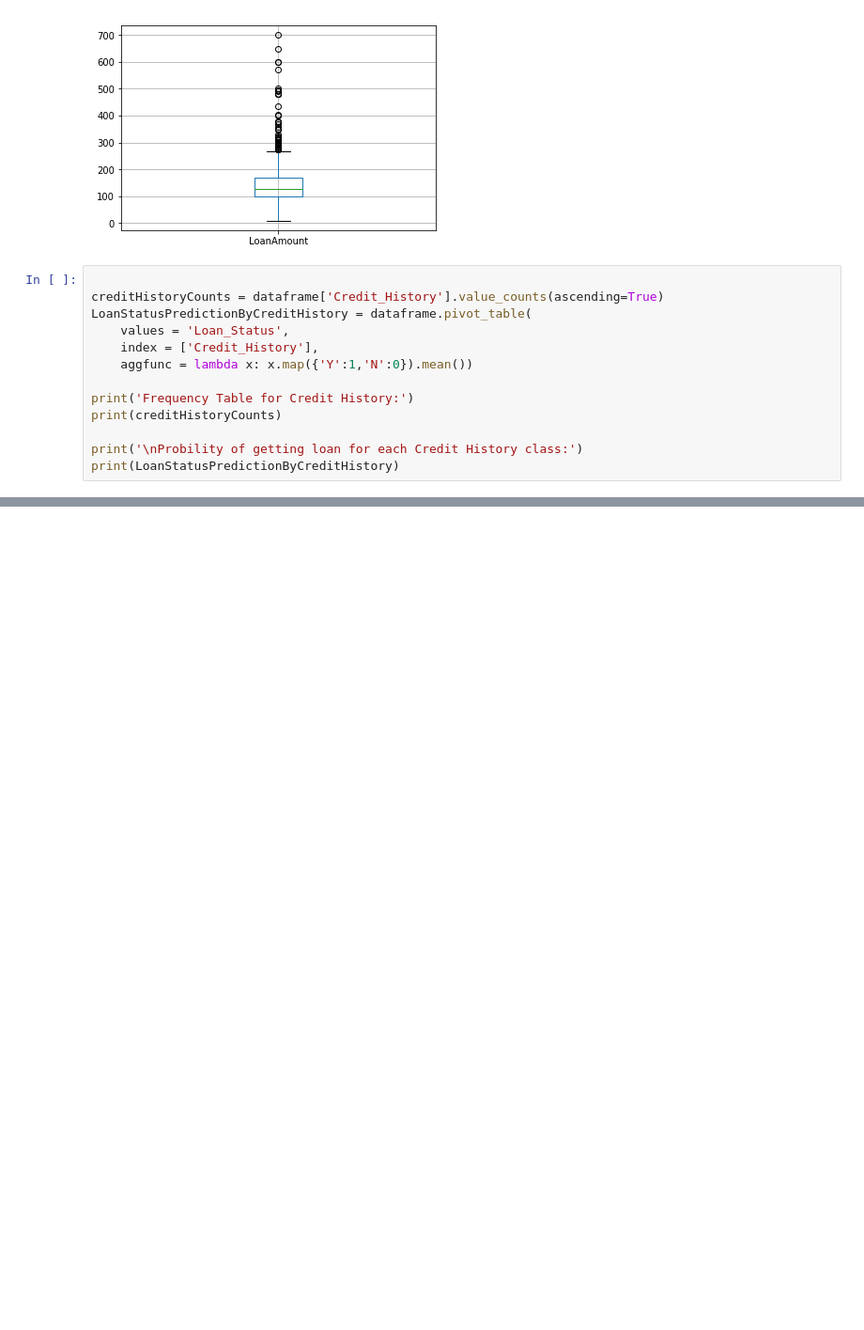
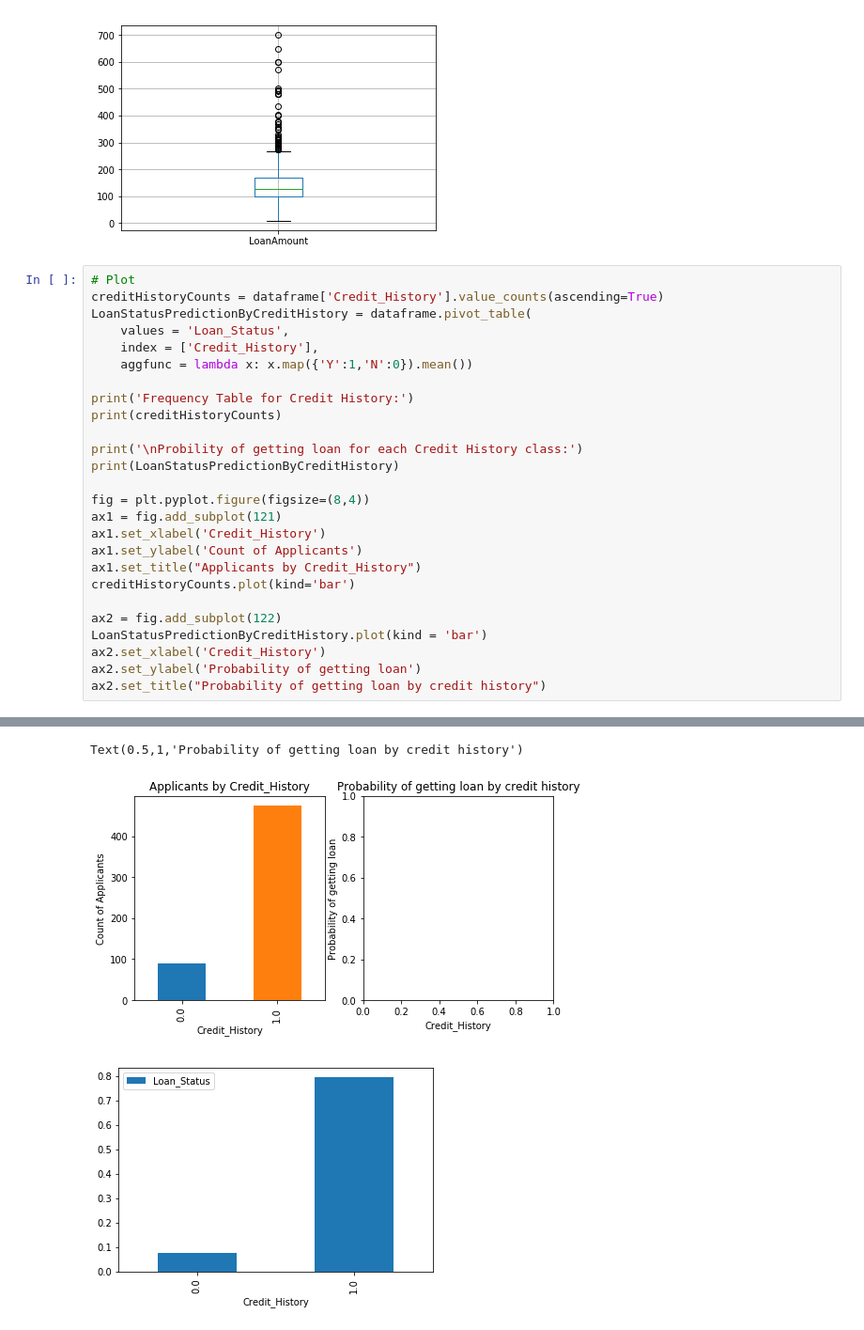
Before and after one commit to atos-datascience/data-analytics-and-science, a Jupyter notebook: Day 1/exercise 1 - loan prediction problem/notebooks/data-exploration.ipynb, the cells around one changed output, grey strips where cells are left out. Shown at 94% size. Drawn from its saved outputs; the diff is of its cells as text; blank space fills up the shorter version.

```diff
--- a/Day 1/exercise 1 - loan prediction problem/notebooks/data-exploration.ipynb
+++ b/Day 1/exercise 1 - loan prediction problem/notebooks/data-exploration.ipynb
@@ -72,26 +72,42 @@ dataframe.boxplot(column='LoanAmount')
 <matplotlib.axes._subplots.AxesSubplot at 0x...>
 [figure]
 # %%
-
+# Plot
 creditHistoryCounts = dataframe['Credit_History'].value_counts(ascending=True)
 LoanStatusPredictionByCreditHistory = dataframe.pivot_table(
     values = 'Loan_Status',
     index = ['Credit_History'],
     aggfunc = lambda x: x.map({'Y':1,'N':0}).mean())
 
 print('Frequency Table for Credit History:')
 print(creditHistoryCounts)
 
 print('\nProbility of getting loan for each Credit History class:')
 print(LoanStatusPredictionByCreditHistory)
+
+fig = plt.pyplot.figure(figsize=(8,4))
+ax1 = fig.add_subplot(121)
+ax1.set_xlabel('Credit_History')
+ax1.set_ylabel('Count of Applicants')
+ax1.set_title("Applicants by Credit_History")
+creditHistoryCounts.plot(kind='bar')
+
+ax2 = fig.add_subplot(122)
+LoanStatusPredictionByCreditHistory.plot(kind = 'bar')
+ax2.set_xlabel('Credit_History')
+ax2.set_ylabel('Probability of getting loan')
+ax2.set_title("Probability of getting loan by credit history")
 # %% [output]
 Frequency Table for Credit History:
 0.0     89
 1.0    475
 Name: Credit_History, dtype: int64
 
 Probility of getting loan for each Credit History class:
                 Loan_Status
 Credit_History
 0.0                0.078652
 1.0                0.795789
+Text(0.5,1,'Probability of getting loan by credit history')
+[figure, added]
+[figure, added]
```
Also changed, not shown: parts of 1 cell of this notebook.
